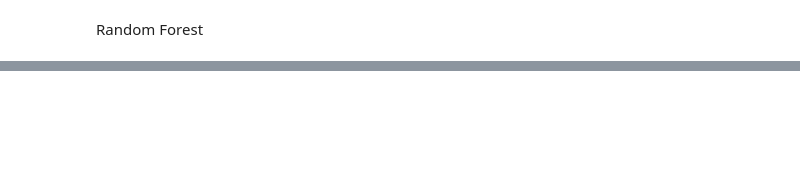
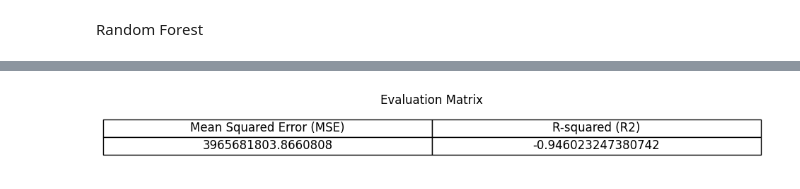
Before and after one commit to ukishore33/Analysing-cost-of-insurance-claims-post-an-unforeseen-event, a Jupyter notebook: Insurance_Claims_Unforeseen_Events_ML_Part.ipynb, the cells around one changed output, grey strips where cells are left out. Cells and saved outputs as stored; diff of their text form; code cells hidden in the pictures; blank space fills up the shorter version.

```diff
--- a/Insurance_Claims_Unforeseen_Events_ML_Part.ipynb
+++ b/Insurance_Claims_Unforeseen_Events_ML_Part.ipynb
@@ -232,0 +201,15 @@ plot_evaluation(y_true, y_pred)
+# %%
+from sklearn.metrics import mean_squared_error, r2_score
+
+mse = mean_squared_error(y_test, dt_pred)
+r2 = r2_score(y_test, dt_pred)
+
+print('Mean Squared Error:', mse)
+print('R-squared Score:', r2)
+
+plt.scatter(y_test, dt_pred,alpha=0.5)
+plt.plot([min(y_test), max(y_test)], [min(y_test), max(y_test)], 'k--' ,lw=2)
+plt.xlabel('True Values')
+plt.ylabel('Predicted Values')
+plt.title('Decision Tree: True vs Predicted Values')
+plt.show()
@@ -232,0 +220,15 @@ plot_evaluation(y_true, y_pred)
+# %%
+import matplotlib.pyplot as plt
+
+fig, ax = plt.subplots(figsize=(12, 1))
+matrix_data = [[mse, r2]]
+matrix_columns = ['Mean Squared Error (MSE)', 'R-squared (R2)']
+table = ax.table(cellText=matrix_data, colLabels=matrix_columns, cellLoc='center', loc='center', fontsize=12)
+table.auto_set_font_size(False)
+table.set_fontsize(12)
+table.scale(1, 1.5)
+ax.axis('off')
+plt.title('Evaluation Matrix')
+plt.show()
+# %% [output]
+[figure, added]
```
Also changed, not shown: parts of 24 cells of this notebook.
